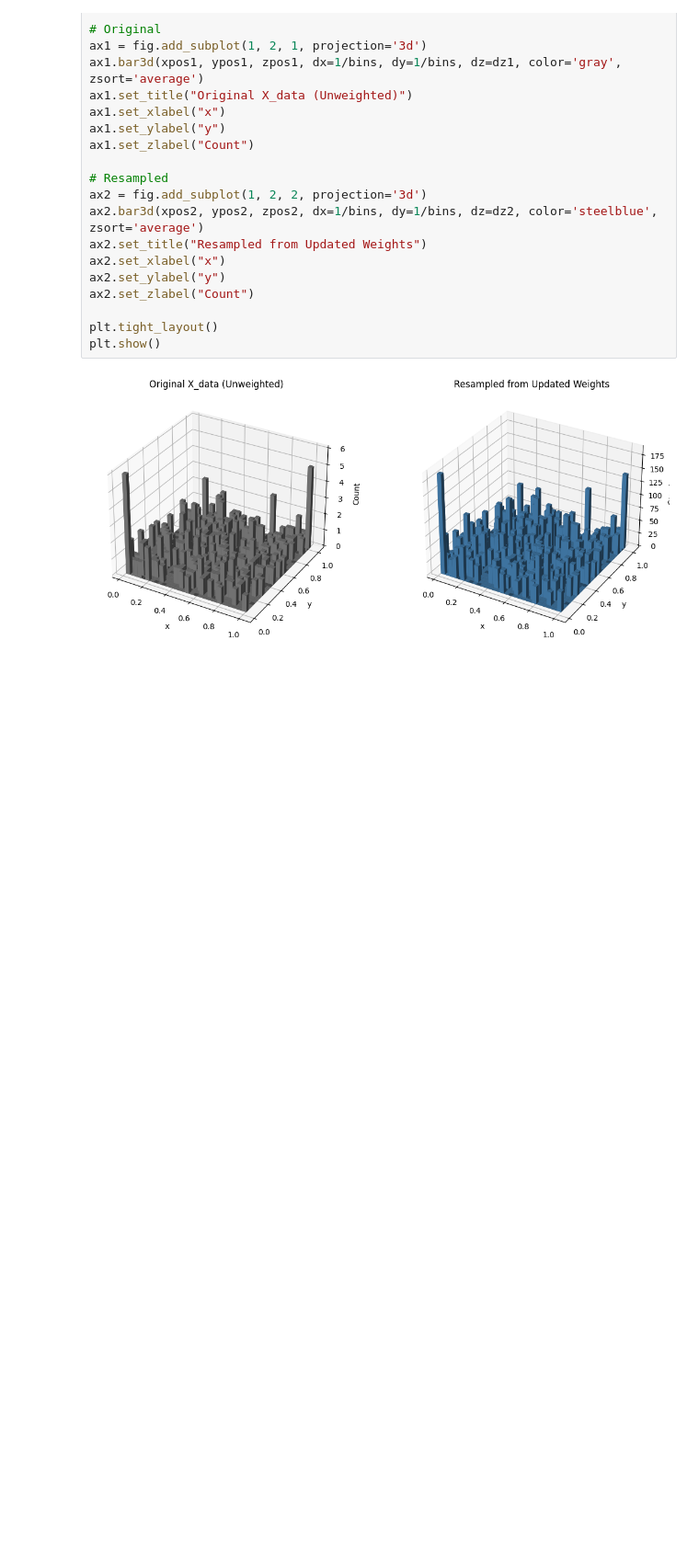
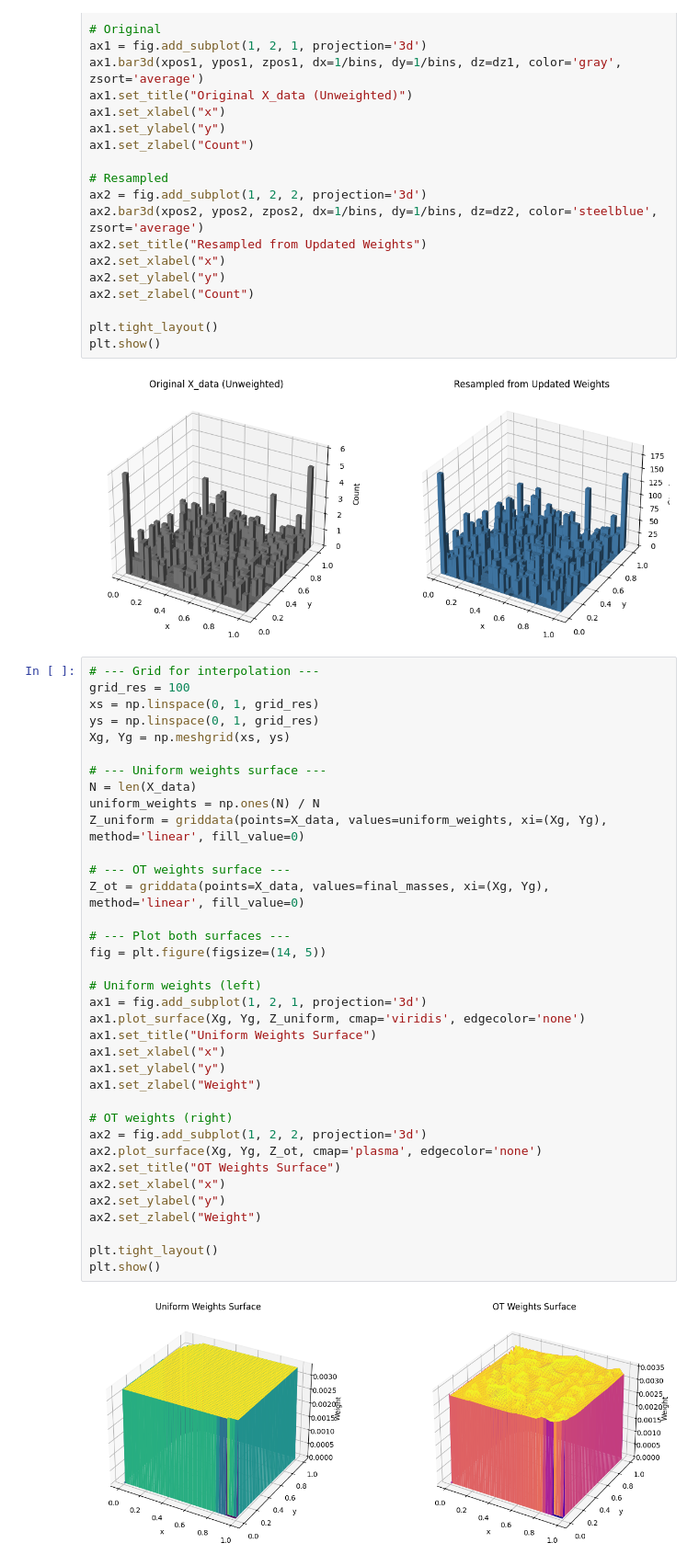
Before and after one commit to lliu426/wcETEL, a Jupyter notebook: wcETEL (2D)/wcETEL_2d.ipynb, the cells around one changed output. Shown: that part at 92% size. Saved outputs shown, nothing was run; the diff lists cells and outputs as text; blank space fills up the shorter version.

Commit message:
weight surface plot

```diff
--- a/wcETEL (2D)/wcETEL_2d.ipynb
+++ b/wcETEL (2D)/wcETEL_2d.ipynb
@@ -393,3 +394,41 @@ plt.tight_layout()
 plt.show()
 # %% [output]
 [figure]
+# %%
+# --- Grid for interpolation ---
+grid_res = 100
+xs = np.linspace(0, 1, grid_res)
+ys = np.linspace(0, 1, grid_res)
+Xg, Yg = np.meshgrid(xs, ys)
+
+# --- Uniform weights surface ---
+N = len(X_data)
+uniform_weights = np.ones(N) / N
+Z_uniform = griddata(points=X_data, values=uniform_weights, xi=(Xg, Yg), method='linear', fill_value=0)
+
+# --- OT weights surface ---
+Z_ot = griddata(points=X_data, values=final_masses, xi=(Xg, Yg), method='linear', fill_value=0)
+
+# --- Plot both surfaces ---
+fig = plt.figure(figsize=(14, 5))
+
+# Uniform weights (left)
+ax1 = fig.add_subplot(1, 2, 1, projection='3d')
+ax1.plot_surface(Xg, Yg, Z_uniform, cmap='viridis', edgecolor='none')
+ax1.set_title("Uniform Weights Surface")
+ax1.set_xlabel("x")
+ax1.set_ylabel("y")
+ax1.set_zlabel("Weight")
+
+# OT weights (right)
+ax2 = fig.add_subplot(1, 2, 2, projection='3d')
+ax2.plot_surface(Xg, Yg, Z_ot, cmap='plasma', edgecolor='none')
+ax2.set_title("OT Weights Surface")
+ax2.set_xlabel("x")
+ax2.set_ylabel("y")
+ax2.set_zlabel("Weight")
+
+plt.tight_layout()
+plt.show()
+# %% [output]
+[figure, added]
```
Also changed, not shown: parts of 2 cells of this notebook.
